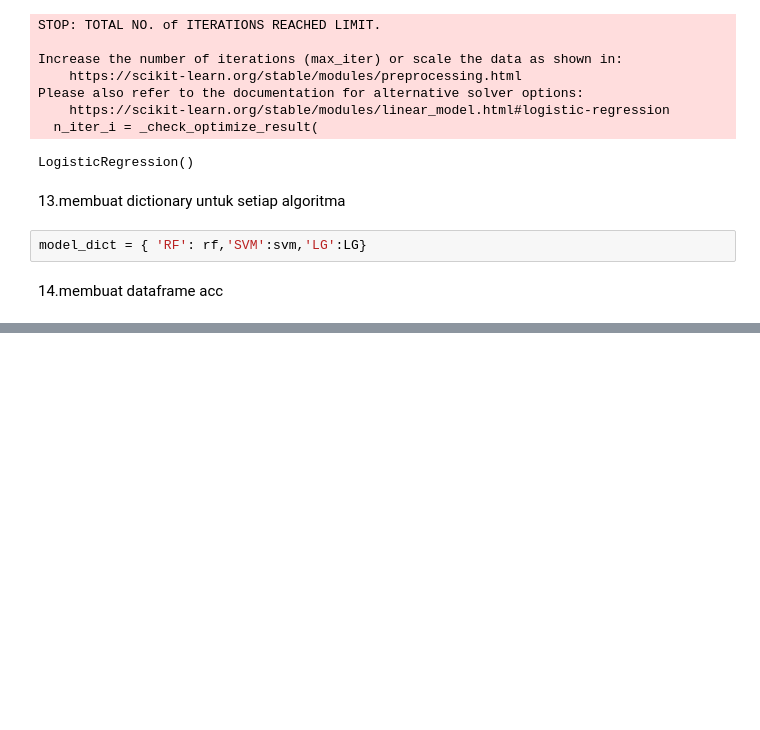
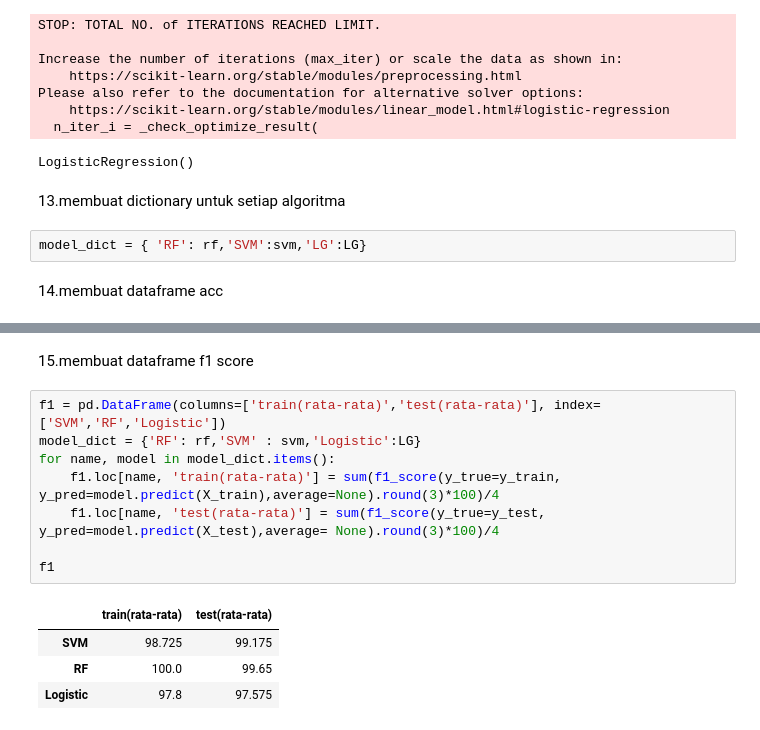
Before and after one commit to ZedGred/ZedGred, a Jupyter notebook: proyek_predictive_analytic.ipynb, the cells around one changed output, grey strips where cells are left out. Drawn from its saved outputs; the diff is of its cells as text; blank space fills up the shorter version.

```diff
--- a/proyek_predictive_analytic.ipynb
+++ b/proyek_predictive_analytic.ipynb
@@ -218,0 +243,15 @@ acc
+# %% [markdown]
+15.membuat dataframe f1 score
+# %%
+f1 = pd.DataFrame(columns=['train(rata-rata)','test(rata-rata)'], index=['SVM','RF','Logistic'])
+model_dict = {'RF': rf,'SVM' : svm,'Logistic':LG}
+for name, model in model_dict.items():
+    f1.loc[name, 'train(rata-rata)'] = sum(f1_score(y_true=y_train, y_pred=model.predict(X_train),average=None).round(3)*100)/4
+    f1.loc[name, 'test(rata-rata)'] = sum(f1_score(y_true=y_test, y_pred=model.predict(X_test),average= None).round(3)*100)/4
+
+f1
+# %% [output]
+|  | train(rata-rata) | test(rata-rata) |
+| SVM | 98.725 | 99.175 |
+| RF | 100.0 | 99.65 |
+| Logistic | 97.8 | 97.575 |
```
Also changed, not shown: parts of 7 cells of this notebook, 1 other file.
